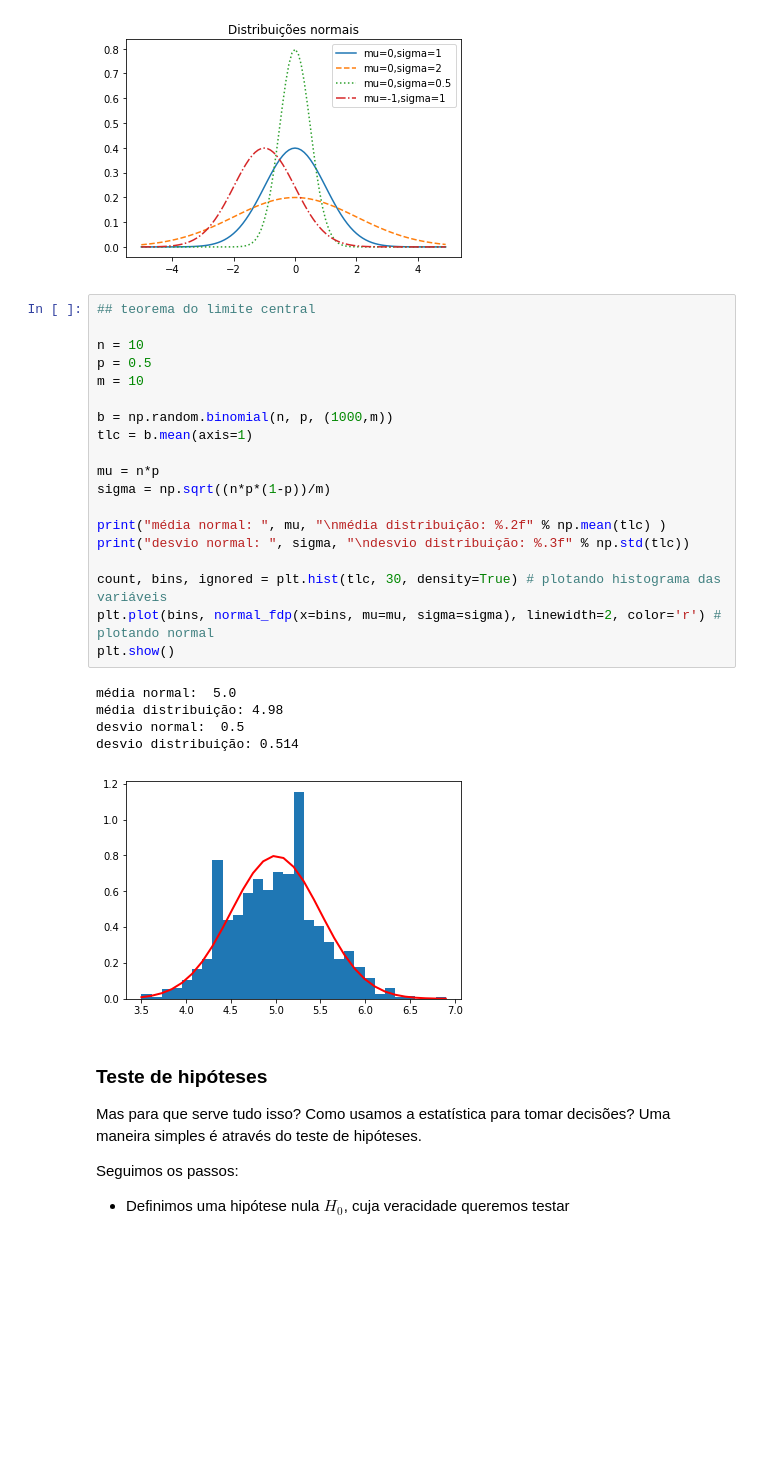
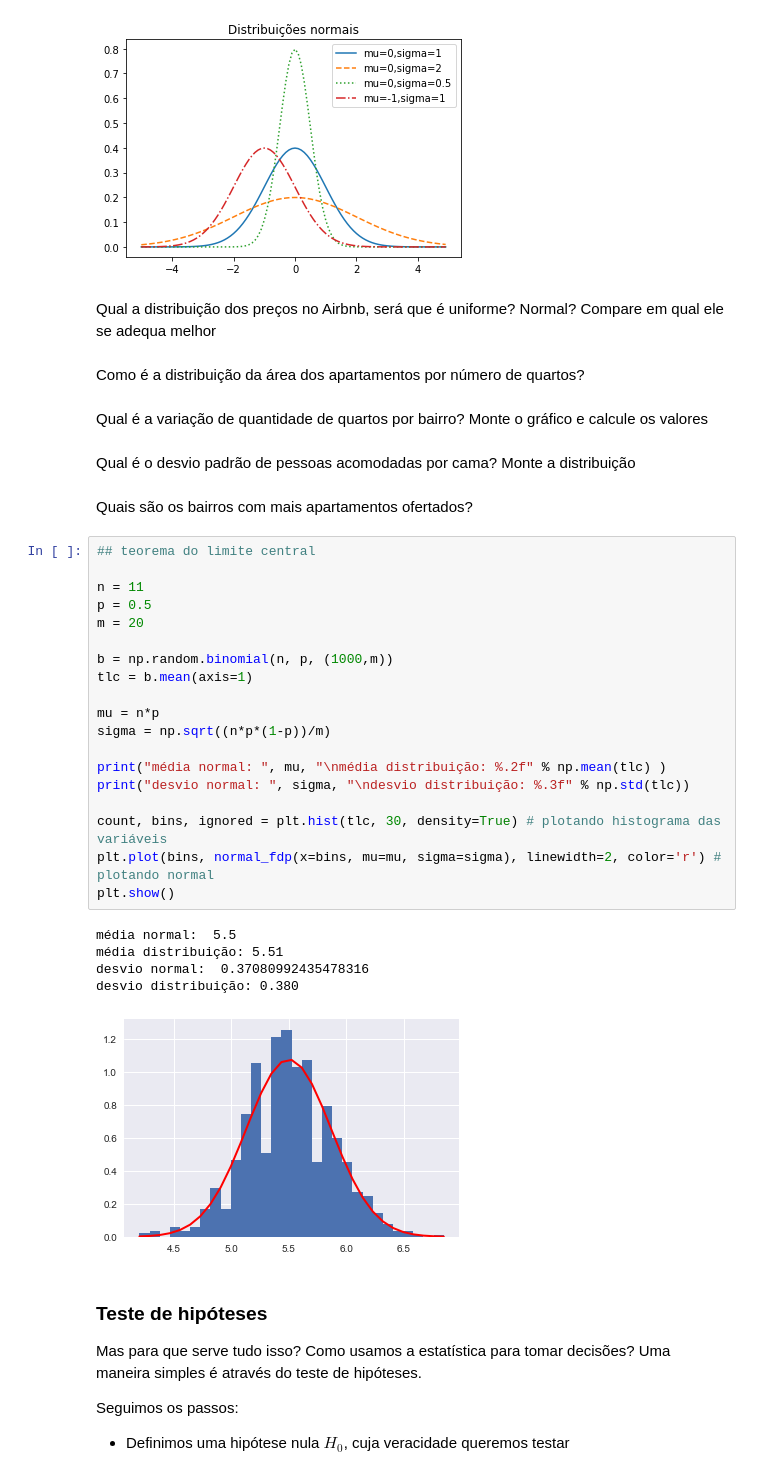
Before and after one commit to franciscodefaria/PythonBasico, a Jupyter notebook: Aula2/Aula2.ipynb, the cells around one changed output. Drawn from its saved outputs; the diff is of its cells as text; blank space fills up the shorter version.

```diff
--- a/Aula2/Aula2.ipynb
+++ b/Aula2/Aula2.ipynb
@@ -271,31 +345,41 @@ plt.title("Distribuições normais")
 plt.show()
 # %% [output]
 [figure]
+# %% [markdown]
+Qual a distribuição dos preços no Airbnb, será que é uniforme? Normal? Compare em qual ele se adequa melhor
+# %% [markdown]
+Como é a distribuição da área dos apartamentos por número de quartos?
+# %% [markdown]
+Qual é a variação de quantidade de quartos por bairro? Monte o gráfico e calcule os valores
+# %% [markdown]
+Qual é o desvio padrão de pessoas acomodadas por cama? Monte a distribuição
+# %% [markdown]
+Quais são os bairros com mais apartamentos ofertados?
 # %%
 ## teorema do limite central
 
-n = 10
+n = 11
 p = 0.5
-m = 10
+m = 20
 
 b = np.random.binomial(n, p, (1000,m))
 tlc = b.mean(axis=1)
 
 mu = n*p
 sigma = np.sqrt((n*p*(1-p))/m)
 
 print("média normal: ", mu, "\nmédia distribuição: %.2f" % np.mean(tlc) )
 print("desvio normal: ", sigma, "\ndesvio distribuição: %.3f" % np.std(tlc))
 
 count, bins, ignored = plt.hist(tlc, 30, density=True) # plotando histograma das variáveis
 plt.plot(bins, normal_fdp(x=bins, mu=mu, sigma=sigma), linewidth=2, color='r') # plotando normal
 plt.show()
 # %% [output]
-média normal:  5.0
-média distribuição: 4.98
-desvio normal:  0.5
-desvio distribuição: 0.514
+média normal:  5.5
+média distribuição: 5.51
+desvio normal:  0.37080992435478316
+desvio distribuição: 0.380
-[figure, old version]
+[figure, new version]
 # %% [markdown]
 ### Teste de hipóteses
 
```
Also changed, not shown: parts of 35 cells of this notebook, 4 other files.
